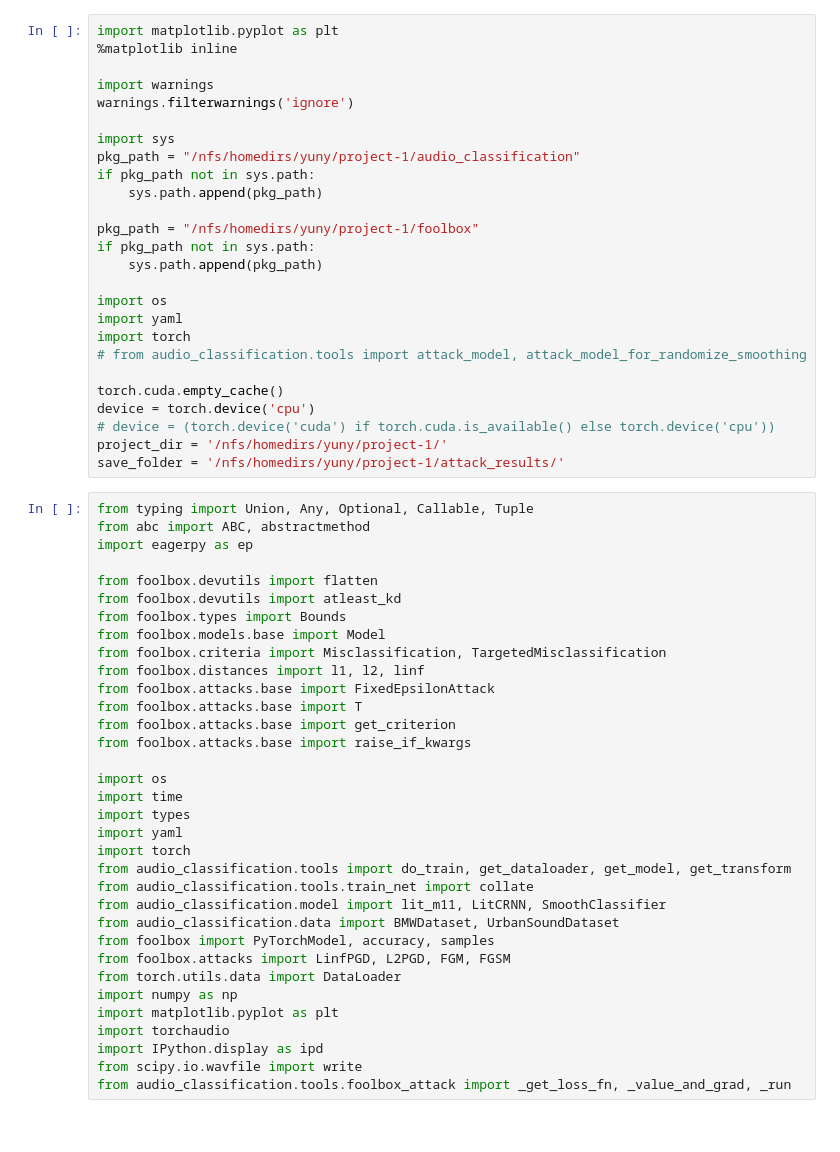
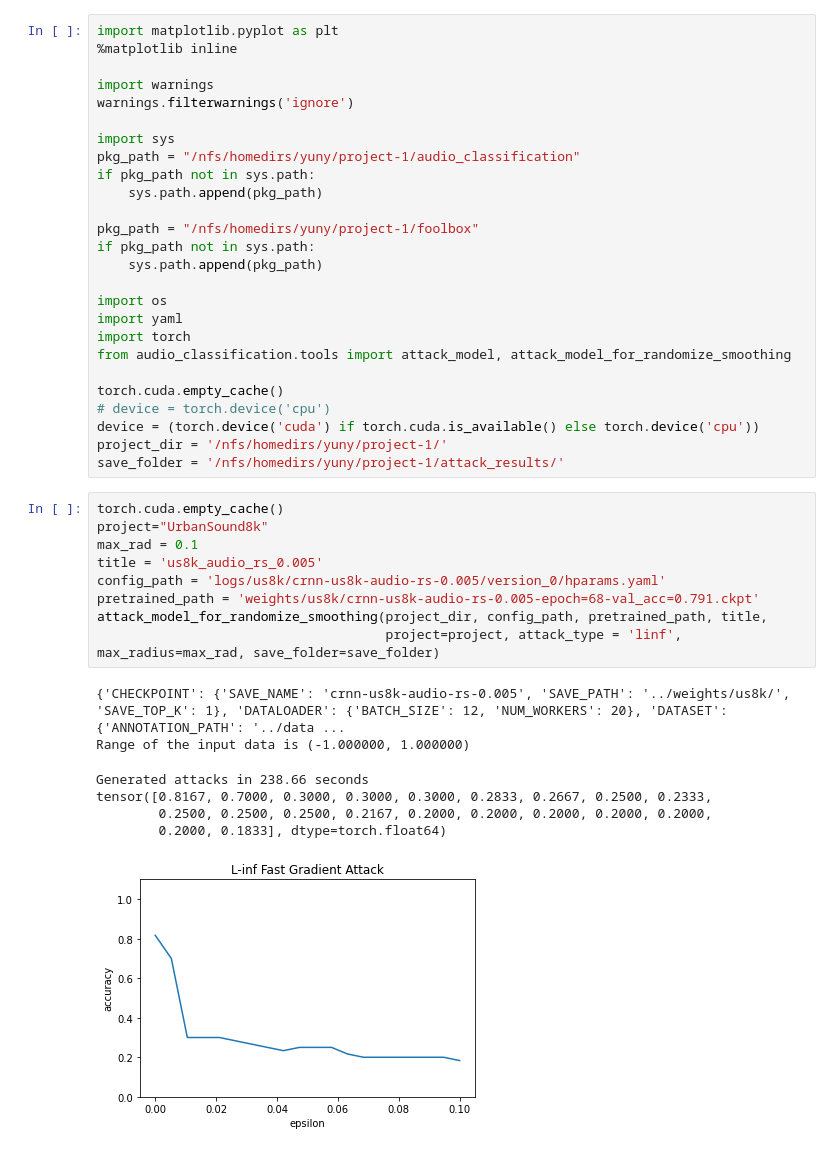
Before and after one commit to Vardanush/Robust-audio-classification, a Jupyter notebook: notebooks/run_attacks.ipynb, the cells around one changed output. Drawn from its saved outputs; the diff is of its cells as text.

Commit message:
consolidate attack loop

```diff
--- a/notebooks/run_attacks.ipynb
+++ b/notebooks/run_attacks.ipynb
@@ -17,44 +17,27 @@ if pkg_path not in sys.path:
 import os
 import yaml
 import torch
-# from audio_classification.tools import attack_model, attack_model_for_randomize_smoothing
+from audio_classification.tools import attack_model, attack_model_for_randomize_smoothing
 
 torch.cuda.empty_cache()
-device = torch.device('cpu')
-# device = (torch.device('cuda') if torch.cuda.is_available() else torch.device('cpu'))
+# device = torch.device('cpu')
+device = (torch.device('cuda') if torch.cuda.is_available() else torch.device('cpu'))
 project_dir = '/nfs/homedirs/yuny/project-1/'
 save_folder = '/nfs/homedirs/yuny/project-1/attack_results/'
-# %%
-from typing import Union, Any, Optional, Callable, Tuple
-from abc import ABC, abstractmethod
-import eagerpy as ep
-
-from foolbox.devutils import flatten
-from foolbox.devutils import atleast_kd
-from foolbox.types import Bounds
-from foolbox.models.base import Model
-from foolbox.criteria import Misclassification, TargetedMisclassification
-from foolbox.distances import l1, l2, linf
-from foolbox.attacks.base import FixedEpsilonAttack
-from foolbox.attacks.base import T
-from foolbox.attacks.base import get_criterion
-from foolbox.attacks.base import raise_if_kwargs
-
-import os
-import time
-import types
-import yaml
-import torch
-from audio_classification.tools import do_train, get_dataloader, get_model, get_transform
-from audio_classification.tools.train_net import collate
-from audio_classification.model import lit_m11, LitCRNN, SmoothClassifier
-from audio_classification.data import BMWDataset, UrbanSoundDataset
-from foolbox import PyTorchModel, accuracy, samples
-from foolbox.attacks import LinfPGD, L2PGD, FGM, FGSM
-from torch.utils.data import DataLoader
-import numpy as np
-import matplotlib.pyplot as plt
-import torchaudio
-import IPython.display as ipd
-from scipy.io.wavfile import write
-from audio_classification.tools.foolbox_attack import _get_loss_fn, _value_and_grad, _run
+# %%
+torch.cuda.empty_cache()
+project="UrbanSound8k"
+max_rad = 0.1
+title = 'us8k_audio_rs_0.005'
+config_path = 'logs/us8k/crnn-us8k-audio-rs-0.005/version_0/hparams.yaml'
+pretrained_path = 'weights/us8k/crnn-us8k-audio-rs-0.005-epoch=68-val_acc=0.791.ckpt'
+attack_model_for_randomize_smoothing(project_dir, config_path, pretrained_path, title,
+                                     project=project, attack_type = 'linf', max_radius=max_rad, save_folder=save_folder)
+# %% [output]
+{'CHECKPOINT': {'SAVE_NAME': 'crnn-us8k-audio-rs-0.005', 'SAVE_PATH': '../weights/us8k/', 'SAVE_TOP_K': 1}, 'DATALOADER': {'BATCH_SIZE': 12, 'NUM_WORKERS': 20}, 'DATASET': {'ANNOTATION_PATH': '../data ...
+Range of the input data is (-1.000000, 1.000000)
+Generated attacks in 238.66 seconds
+tensor([0.8167, 0.7000, 0.3000, 0.3000, 0.3000, 0.2833, 0.2667, 0.2500, 0.2333,
+        0.2500, 0.2500, 0.2500, 0.2167, 0.2000, 0.2000, 0.2000, 0.2000, 0.2000,
+        0.2000, 0.1833], dtype=torch.float64)
+[figure, added]
```
Also changed, not shown: parts of 10 cells of this notebook, 3 other files.
